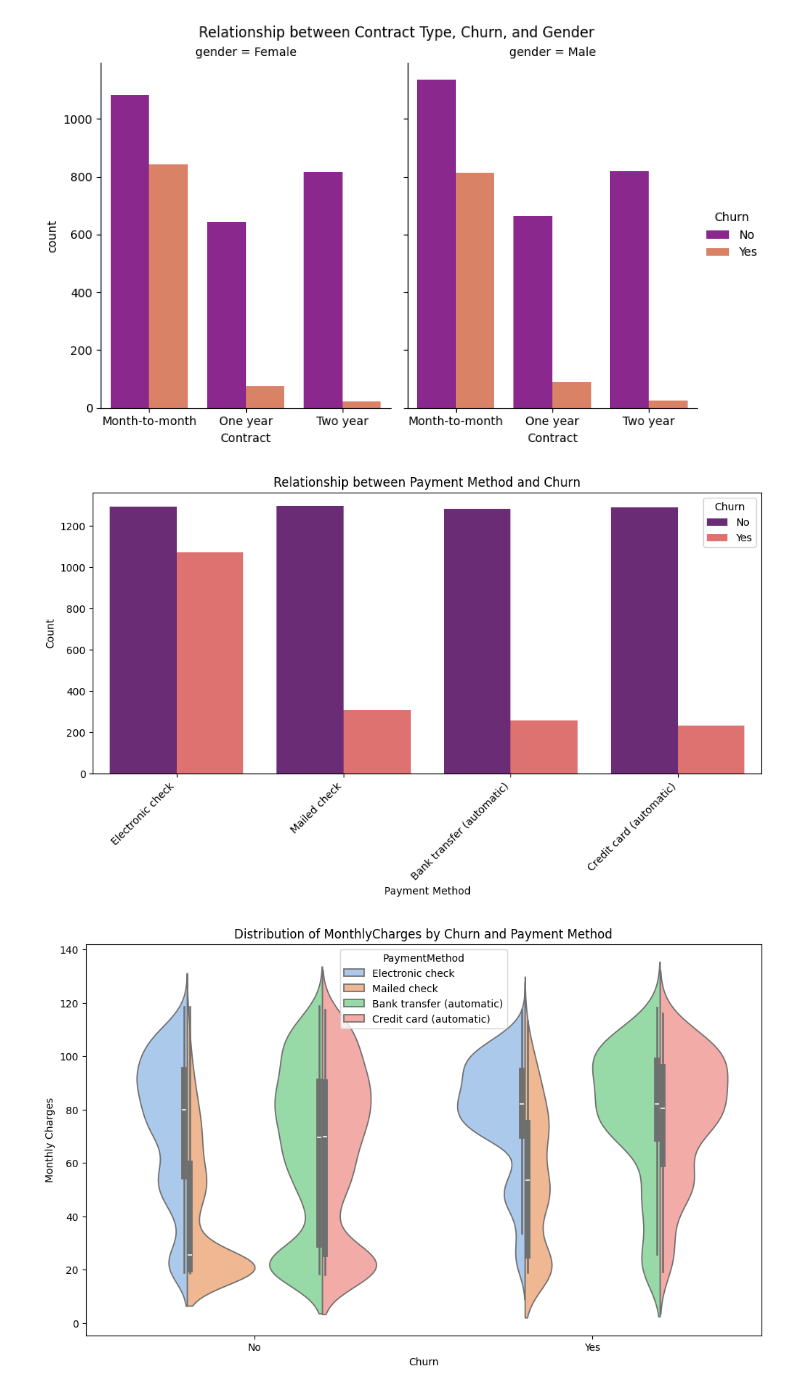
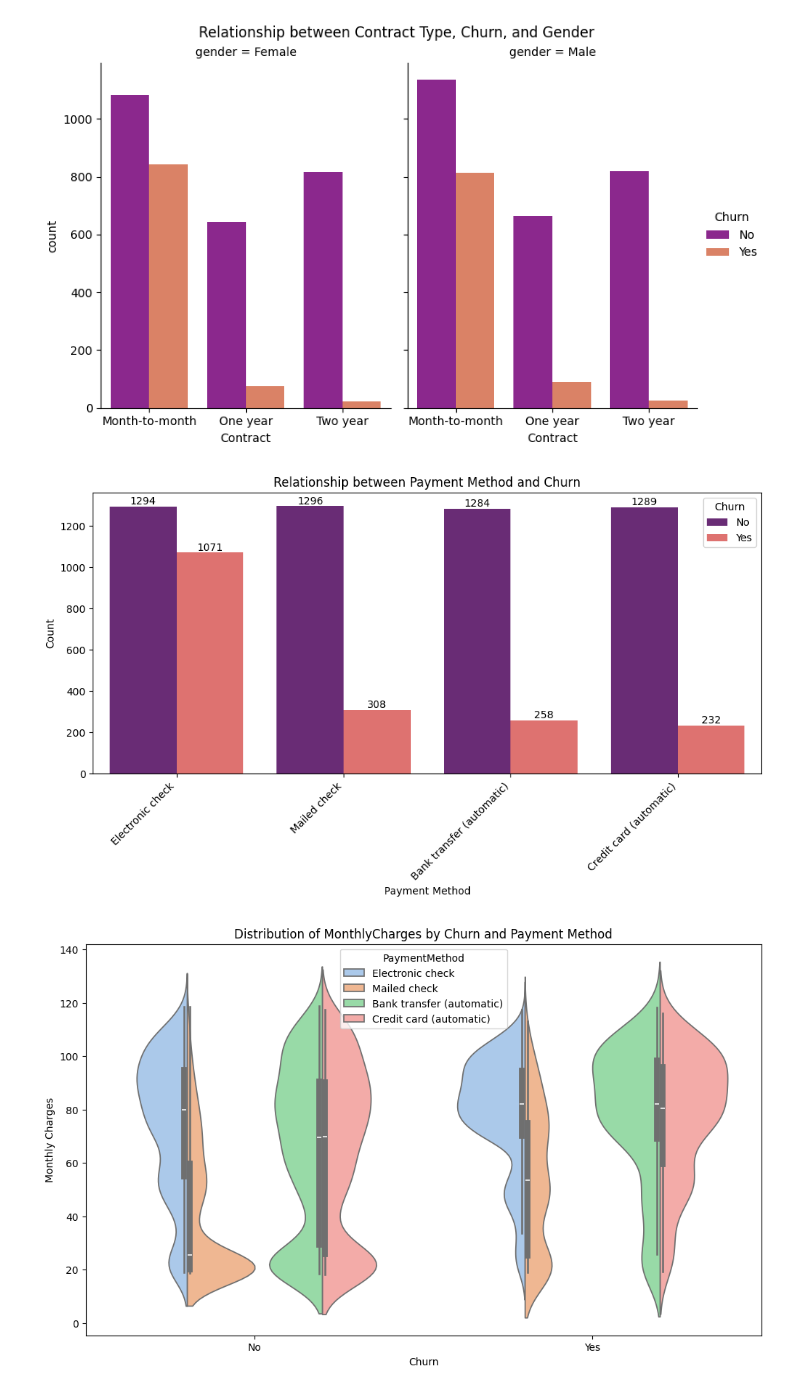
Before and after one commit to devdoan/devdoan, a Jupyter notebook: Untitled3.ipynb, the cells around one changed output. Cells and saved outputs as stored; diff of their text form; code cells hidden in the pictures.

```diff
--- a/Untitled3.ipynb
+++ b/Untitled3.ipynb
@@ -323,9 +315,18 @@ import seaborn as sns
 import matplotlib.pyplot as plt
 
 plt.figure(figsize=(8, 5))
-sns.countplot(data=df, x='InternetService', hue='Churn', palette='viridis')
+ax = sns.countplot(data=df, x='InternetService', hue='Churn', palette='viridis')
 plt.title('Relationship between InternetService and Churn')
 plt.xlabel('Internet Service Type')
 plt.ylabel('Count')
+
+# Add counts on top of the bars
+for p in ax.patches:
+    height = p.get_height()
+    # Thêm điều kiện kiểm tra chiều cao của cột ở đây
+    if height > 0:
+        ax.annotate(f'{int(height)}', (p.get_x() + p.get_width() / 2., height),
+                    ha='center', va='center', xytext=(0, 5), textcoords='offset points')
+
 plt.show()
 # %% [output]
@@ -335,9 +358,18 @@ import seaborn as sns
 import matplotlib.pyplot as plt
 
 plt.figure(figsize=(8, 5))
-sns.countplot(data=df, x='Contract', hue='Churn', palette='plasma')
+ax = sns.countplot(data=df, x='Contract', hue='Churn', palette='plasma')
 plt.title('Relationship between Contract Type and Churn')
 plt.xlabel('Contract Type')
 plt.ylabel('Count')
+
+# Add counts on top of the bars
+for p in ax.patches:
+    height = p.get_height()
+    # Thêm điều kiện kiểm tra chiều cao của cột ở đây
+    if height > 0:
+        ax.annotate(f'{int(height)}', (p.get_x() + p.get_width() / 2., height),
+                    ha='center', va='center', xytext=(0, 5), textcoords='offset points')
+
 plt.show()
 # %% [output]
@@ -356,17 +401,26 @@ plt.show()
 # %%
 import seaborn as sns
 import matplotlib.pyplot as plt
 
 plt.figure(figsize=(10, 6)) # Increase figure size for better readability of PaymentMethod labels
-sns.countplot(data=df, x='PaymentMethod', hue='Churn', palette='magma')
+ax = sns.countplot(data=df, x='PaymentMethod', hue='Churn', palette='magma') # Assign the plot to an axes object
 plt.title('Relationship between Payment Method and Churn')
 plt.xlabel('Payment Method')
 plt.ylabel('Count')
 plt.xticks(rotation=45, ha='right') # Rotate x-axis labels for better readability
+
+# Add counts on top of the bars
+for p in ax.patches:
+    height = p.get_height()
+    # Thêm điều kiện kiểm tra chiều cao của cột ở đây
+    if height > 0:
+        ax.annotate(f'{int(height)}', (p.get_x() + p.get_width() / 2., height),
+                    ha='center', va='center', xytext=(0, 5), textcoords='offset points')
+
 plt.tight_layout() # Adjust layout to prevent labels overlapping
 plt.show()
 # %% [output]
-[figure, old version]
+[figure, new version]
 # %%
 import seaborn as sns
 import matplotlib.pyplot as plt
```
Also changed, not shown: parts of 16 cells of this notebook.
